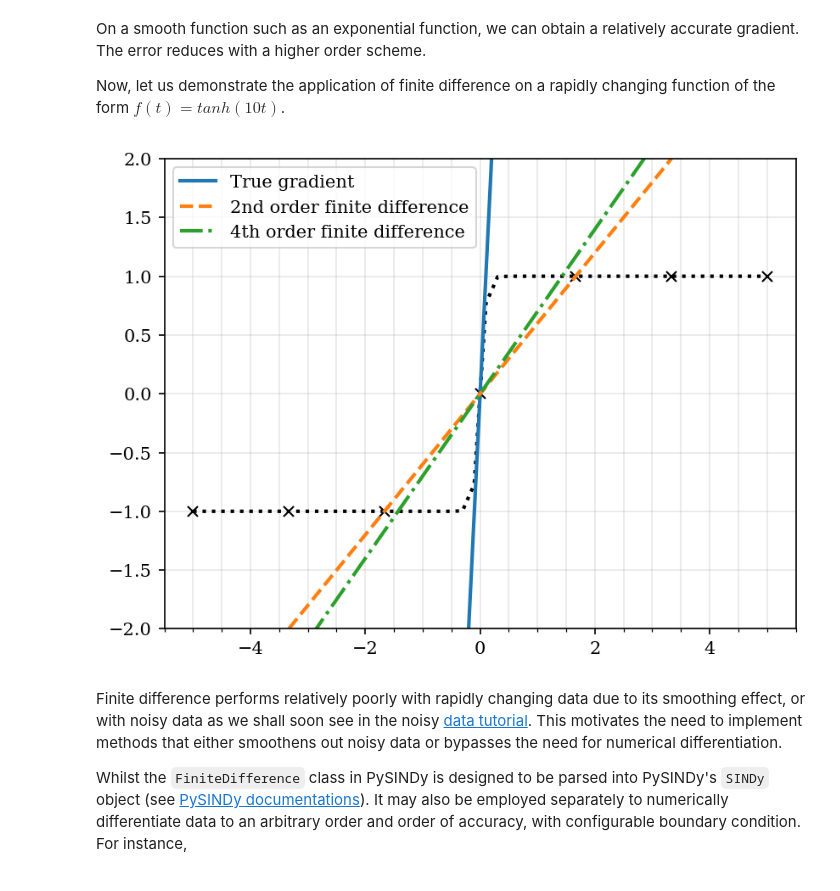
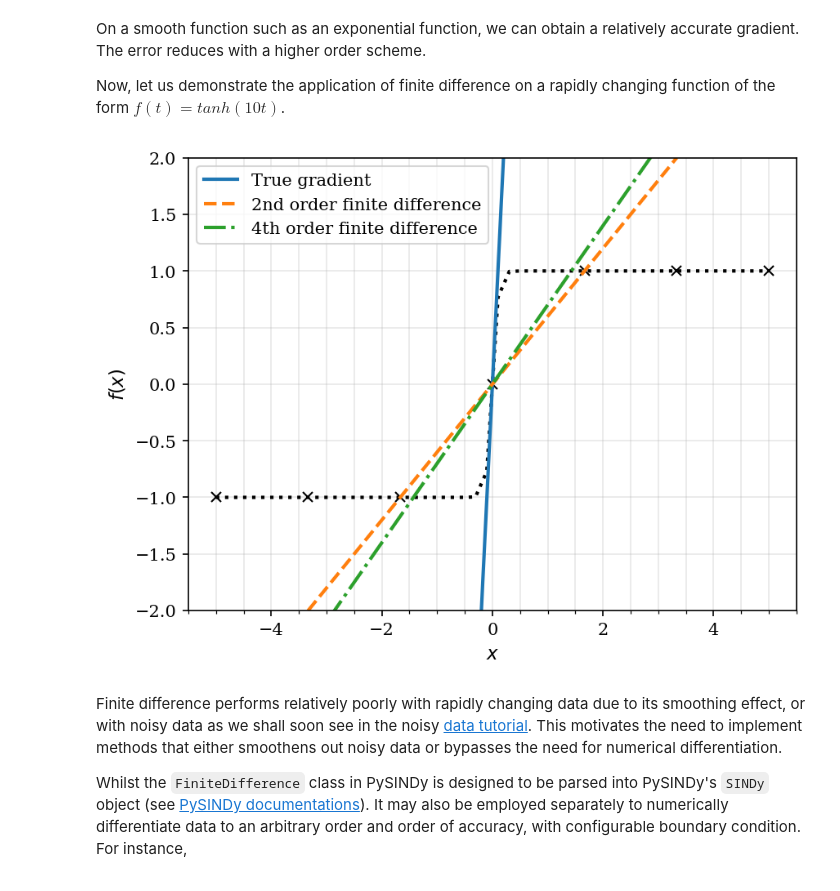
Before and after one commit to paullililili/SINDy4Engineers, a Jupyter notebook: Tutorials/S1 SINDy and its Extensions/1-1 SINDy Introduction.ipynb, the cells around one changed output. Cells and saved outputs as stored; diff of their text form; code cells hidden in the pictures.

```diff
--- a/Tutorials/S1 SINDy and its Extensions/1-1 SINDy Introduction.ipynb
+++ b/Tutorials/S1 SINDy and its Extensions/1-1 SINDy Introduction.ipynb
@@ -204,34 +225,36 @@ assert fd_idx >= 2 and fd_idx <= m-3, (
 y: np.ndarray = f(t)
 y_idx: float = y[fd_idx]
 
 # Obtain true derivative at the query point
 true_diff: float = squash_fac*np.cosh(squash_fac*t[fd_idx])**-2
 
 # Obtain the approximated gradient with different orders of finite difference
 fd2_diff: float = (y[fd_idx+1] - y[fd_idx-1]) / (2*dt)
 fd4_diff: float = (y[fd_idx-2] - 8*y[fd_idx-1] + 8*y[fd_idx+1] - y[fd_idx+2]) \
     / (12*dt)
 
 # Visualize the finite difference method
 plt.figure()
 plt.plot(t, y, 'kx')
 plt.plot(np.linspace(t[0],t[-1]), f(np.linspace(t[0],t[-1])), 'k:')
 plt.plot(
     [t_idx-2*dt, t_idx+2*dt], [y_idx - true_diff*2*dt, y_idx + true_diff*2*dt],
     '-', label='True gradient'
 )
 plt.plot(
     [t_idx-2*dt, t_idx+2*dt], [y_idx - fd2_diff*2*dt, y_idx + fd2_diff*2*dt],
     '--', label='2nd order finite difference'
 )
 plt.plot(
     [t_idx-2*dt, t_idx+2*dt], [y_idx - fd4_diff*2*dt, y_idx + fd4_diff*2*dt],
     '-.', label='4th order finite difference'
 )
 plt.ylim([-2,2])
+plt.xlabel('$x$')
+plt.ylabel('$f(x)$')
 plt.legend();
 # %% [output]
-[figure, old version]
+[figure, new version]
 # %% [markdown]
 Finite difference performs relatively poorly with rapidly changing data due to its smoothing effect, or with noisy data as we shall soon see in the noisy [data tutorial](./1-5%20Handling%20Noisy%20Data.ipynb). This motivates the need to implement methods that either smoothens out noisy data or bypasses the need for numerical differentiation.
 
```
Also changed, not shown: parts of 12 cells of this notebook, 7 other files.
